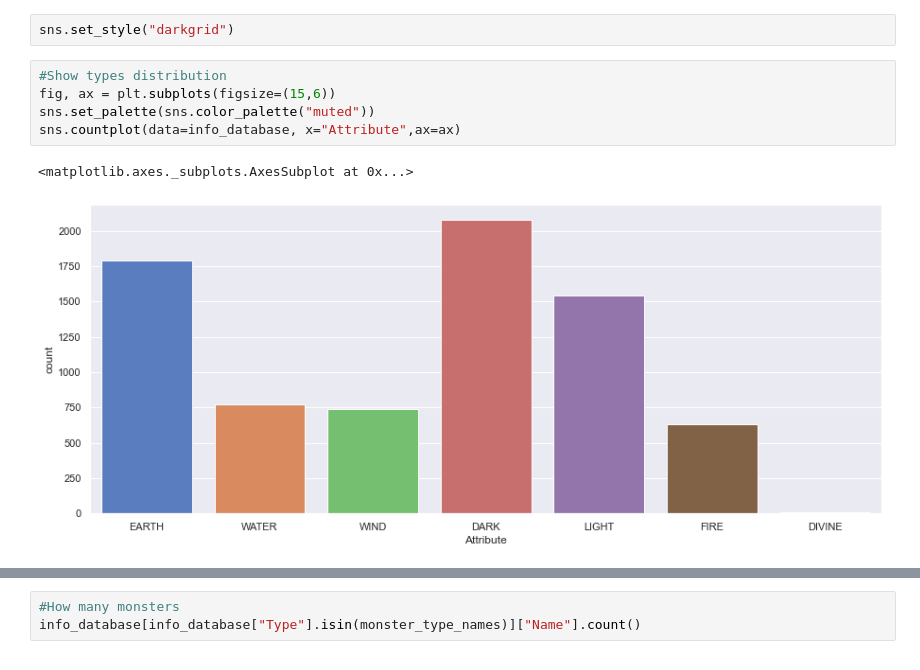
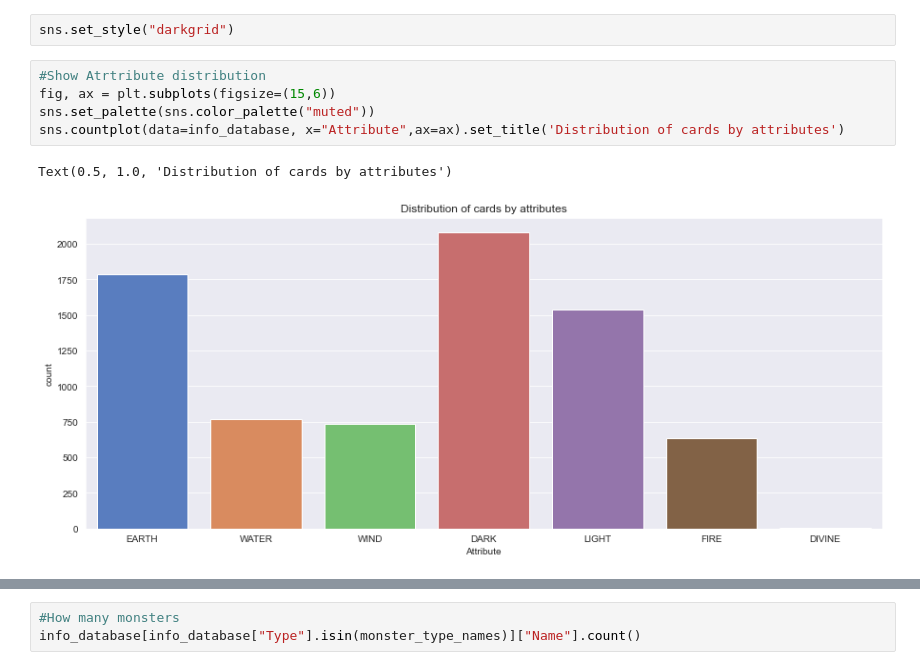
Before and after one commit to Th3NiKo/YuGiOh-cards, a Jupyter notebook: Yu-Gi-Oh Exploratory data analysis.ipynb, the cells around one changed output, grey strips where cells are left out. Saved outputs shown, nothing was run; the diff lists cells and outputs as text.

```diff
--- a/Yu-Gi-Oh Exploratory data analysis.ipynb
+++ b/Yu-Gi-Oh Exploratory data analysis.ipynb
@@ -64,10 +64,10 @@ print(set(info_database["Attribute"]))
 # %%
 sns.set_style("darkgrid")
 # %%
-#Show types distribution
+#Show Atrtribute distribution
 fig, ax = plt.subplots(figsize=(15,6))
 sns.set_palette(sns.color_palette("muted"))
-sns.countplot(data=info_database, x="Attribute",ax=ax)
+sns.countplot(data=info_database, x="Attribute",ax=ax).set_title('Distribution of cards by attributes')
 # %% [output]
-<matplotlib.axes._subplots.AxesSubplot at 0x...>
+Text(0.5, 1.0, 'Distribution of cards by attributes')
-[figure, old version]
+[figure, new version]
```
Also changed, not shown: parts of 7 cells of this notebook.
